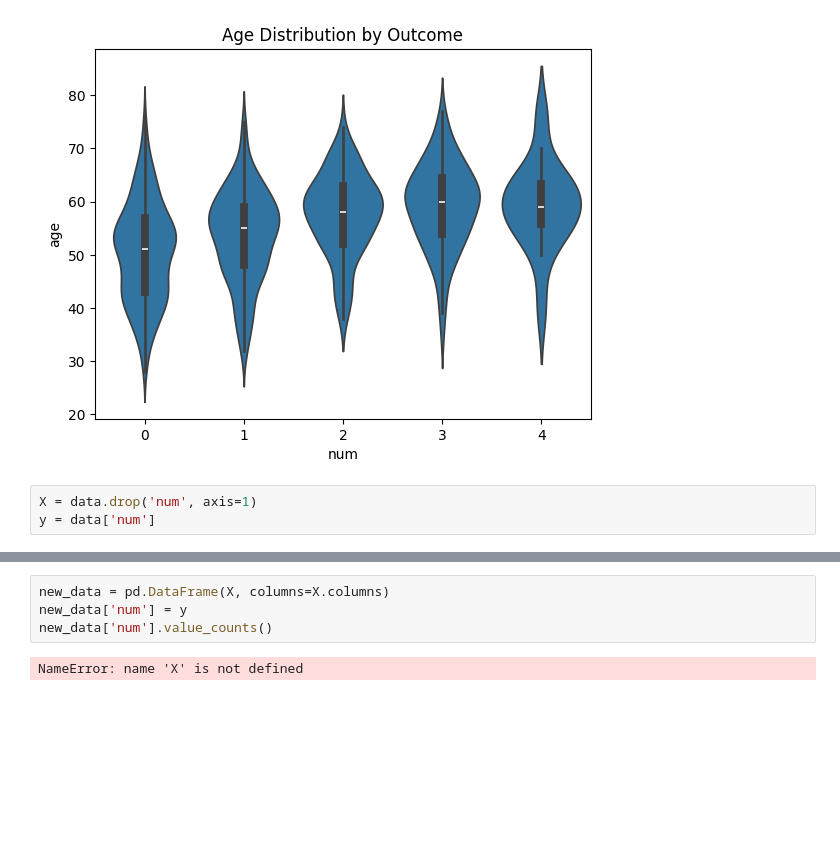
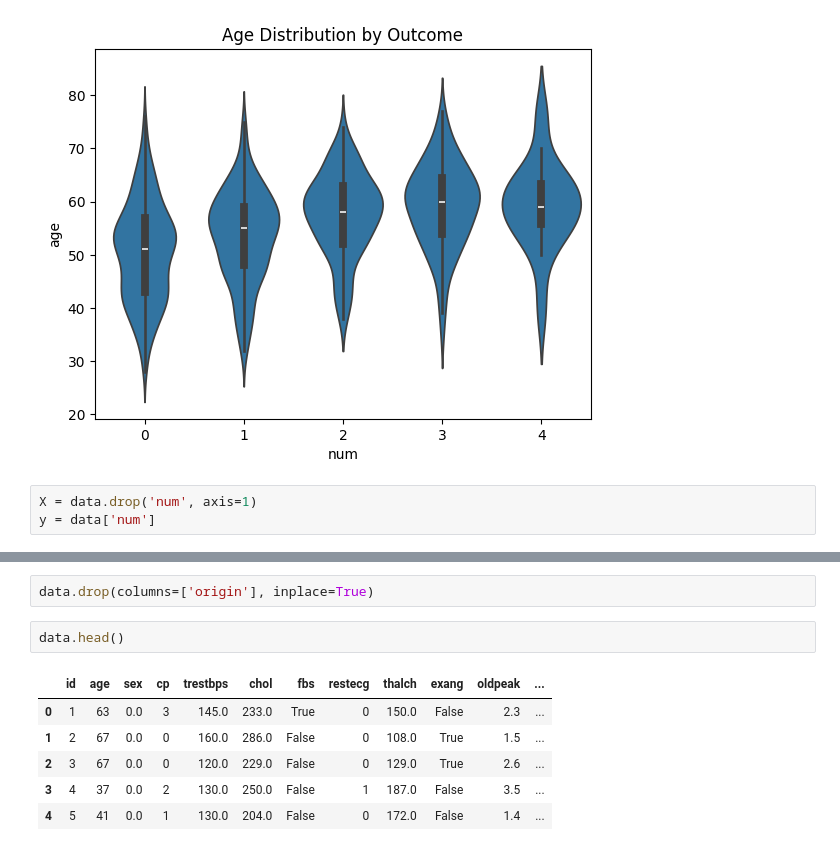
Before and after one commit to olesyaRU/OlesyaRuban, a Jupyter notebook: Итоговый проект2/heart_disease3.ipynb, the cells around one changed output, grey strips where cells are left out. Drawn from its saved outputs; the diff is of its cells as text; blank space fills up the shorter version.

```diff
--- a/Итоговый проект2/heart_disease3.ipynb
+++ b/Итоговый проект2/heart_disease3.ipynb
@@ -317,9 +340,14 @@ new_df['Outcome'].value_counts()
-# %%
-new_data = pd.DataFrame(X, columns=X.columns)
-new_data['num'] = y
-new_data['num'].value_counts()
-# %% [output]
-NameError: name 'X' is not defined
+# %%
+data.drop(columns=['origin'], inplace=True)
+# %%
+data.head()
+# %% [output]
+|  | id | age | sex | cp | trestbps | chol | fbs | restecg | thalch | exang | oldpeak | ... |
+| 0 | 1 | 63 | 0.0 | 3 | 145.0 | 233.0 | True | 0 | 150.0 | False | 2.3 | ... |
+| 1 | 2 | 67 | 0.0 | 0 | 160.0 | 286.0 | False | 0 | 108.0 | True | 1.5 | ... |
+| 2 | 3 | 67 | 0.0 | 0 | 120.0 | 229.0 | False | 0 | 129.0 | True | 2.6 | ... |
+| 3 | 4 | 37 | 0.0 | 2 | 130.0 | 250.0 | False | 1 | 187.0 | False | 3.5 | ... |
+| 4 | 5 | 41 | 0.0 | 1 | 130.0 | 204.0 | False | 0 | 172.0 | False | 1.4 | ... |
 # %%
 from sklearn import preprocessing
 pre_process = preprocessing.StandardScaler().fit(X_oversampled)
```
Also changed, not shown: parts of 7 cells of this notebook, 45 other files.
